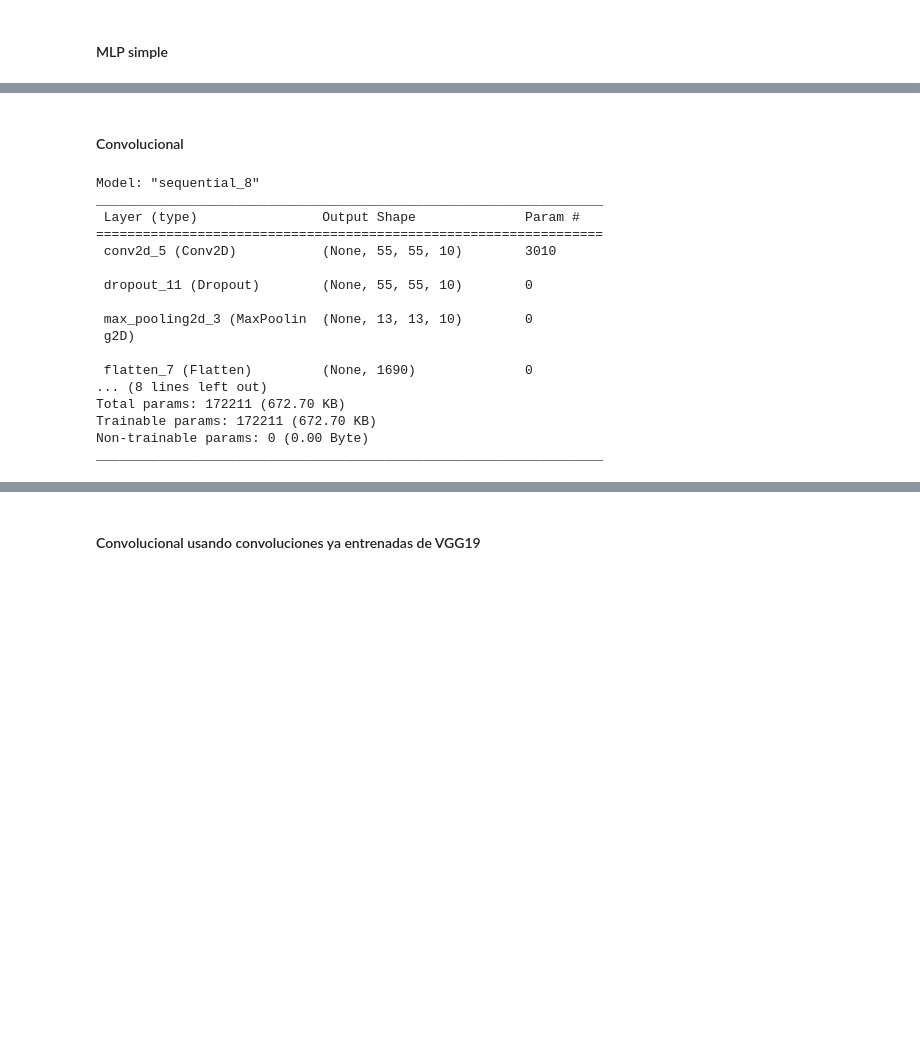
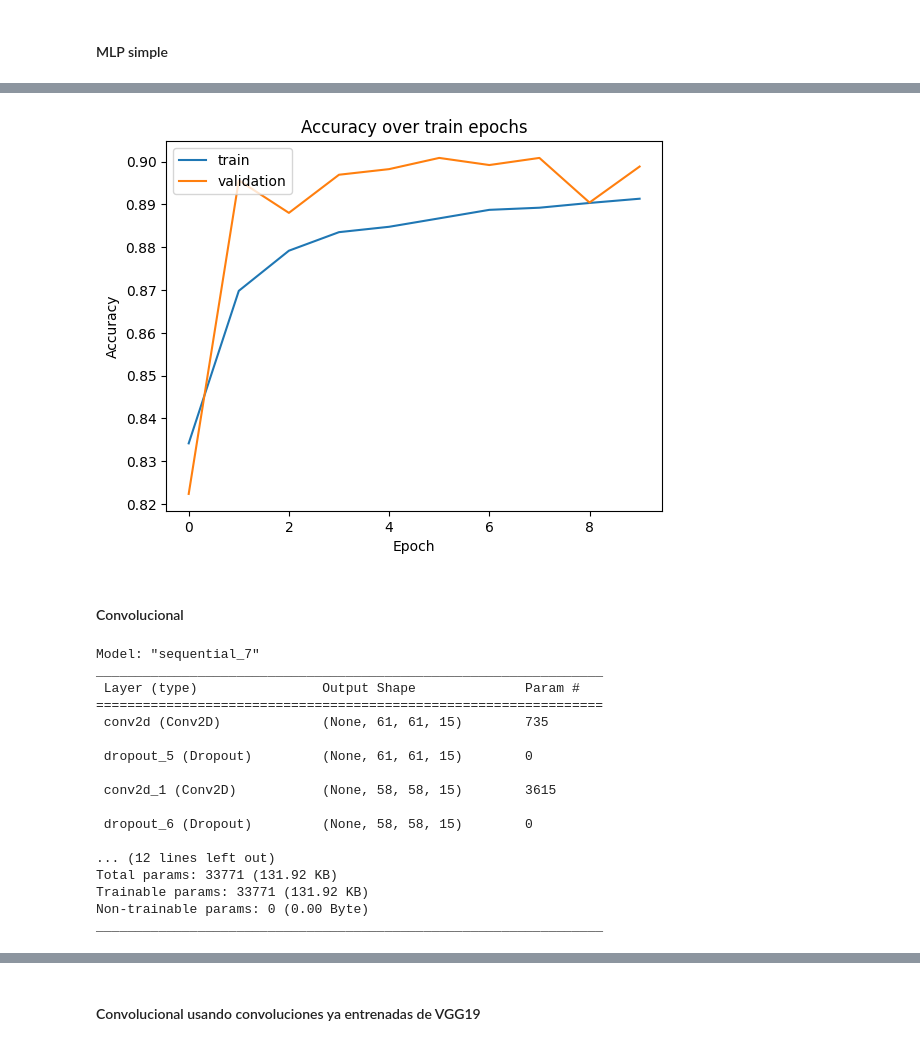
Before and after one commit to UlisesCravero/tp_ml_Cravero_Pautasso, a Jupyter notebook: tp3_celebfaces.ipynb, the cells around one changed output, grey strips where cells are left out. Cells and saved outputs as stored; diff of their text form; code cells hidden in the pictures; blank space fills up the shorter version.

Commit message:
modelos entrenados

```diff
--- a/tp3_celebfaces.ipynb
+++ b/tp3_celebfaces.ipynb
@@ -208,30 +207,22 @@ input_shape = (size, size, 3)
 model_weights_at_epochs = {}
 
 class OurCustomCallback(Callback):
-    def on_epoch_begin(self, epoch, logs=None):
-        self.epoch_start_time = time.time()
-
     def on_epoch_end(self, epoch, logs=None):
         model_weights_at_epochs[epoch] = self.model.get_weights()
-        epoch_end_time = time.time()
-        epoch_time = epoch_end_time - self.epoch_start_time
-        print(f"\nTiempo de la época {epoch + 1}: {epoch_time} segundos")
 # %% [markdown]
 #### MLP simple
 # %%
 model_mlp = Sequential([
-    Flatten(input_shape=input_shape,),
-
-    Dense(100, activation='tanh'),
+    Flatten(input_shape=input_shape),
+    Dense(200, activation ="relu"),
     Dropout(0.25),
-
     Dense(1, activation='sigmoid'),
 ])
 
 model_mlp.compile(
     optimizer='adam',
     loss='binary_crossentropy',
-    metrics=['accuracy',],
+    metrics=['accuracy'],
 )
 
 model_mlp.summary()
@@ -256,8 +247,8 @@ _________________________________________________________________
 # %%
 history_mlp = model_mlp.fit(
     train_set,
-    epochs=1,
-    batch_size=10000,
+    epochs=10,
+    batch_size=50000,
     validation_data=validation_set,
     callbacks=[OurCustomCallback()]
 )
@@ -265,0 +276,10 @@ KeyboardInterrupt:
+# %%
+plt.plot(history_mlp.history['accuracy'], label='train')
+plt.plot(history_mlp.history['val_accuracy'], label='validation')
+plt.title('Accuracy over train epochs')
+plt.ylabel('Accuracy')
+plt.xlabel('Epoch')
+plt.legend(loc='upper left')
+plt.show()
+# %% [output]
+[figure, added]
@@ -267,13 +289,13 @@ KeyboardInterrupt:
 #### Convolucional
 # %%
 model_conv = Sequential([
-    Convolution2D(input_shape=input_shape, filters=10, kernel_size=(3, 3), strides=1, activation='relu'),
+    Convolution2D(input_shape=input_shape, filters=15, kernel_size=(4, 4), strides=1, activation='relu'),
     Dropout(0.25),
 
-    Convolution2D(filters=10, kernel_size=(3, 3), strides=1, activation='relu'),
+    Convolution2D(filters=15, kernel_size=(4, 4), strides=1, activation='relu'),
     Dropout(0.25),
 
-    #MaxPooling2D(pool_size=(4, 4)),
+    MaxPooling2D(pool_size=(4, 4)),
 
     Flatten(),
 
@@ -286,26 +308,26 @@ model_conv = Sequential([
 model_conv.compile(
     optimizer='adam',
     loss='binary_crossentropy',
-    metrics=['accuracy',],
+    metrics=['accuracy'],
 )
 
 model_conv.summary()
 # %% [output]
-Model: "sequential_8"
+Model: "sequential_7"
 _________________________________________________________________
  Layer (type)                Output Shape              Param #
 =================================================================
- conv2d_5 (Conv2D)           (None, 55, 55, 10)        3010
+ conv2d (Conv2D)             (None, 61, 61, 15)        735
 
- dropout_11 (Dropout)        (None, 55, 55, 10)        0
+ dropout_5 (Dropout)         (None, 61, 61, 15)        0
 
- max_pooling2d_3 (MaxPoolin  (None, 13, 13, 10)        0
- g2D)
+ conv2d_1 (Conv2D)           (None, 58, 58, 15)        3615
 
- flatten_7 (Flatten)         (None, 1690)              0
-... (8 lines left out)
-Total params: 172211 (672.70 KB)
-Trainable params: 172211 (672.70 KB)
+ dropout_6 (Dropout)         (None, 58, 58, 15)        0
+
+... (12 lines left out)
+Total params: 33771 (131.92 KB)
+Trainable params: 33771 (131.92 KB)
 Non-trainable params: 0 (0.00 Byte)
 _________________________________________________________________
 # %%
```
Also changed, not shown: parts of 17 cells of this notebook.
